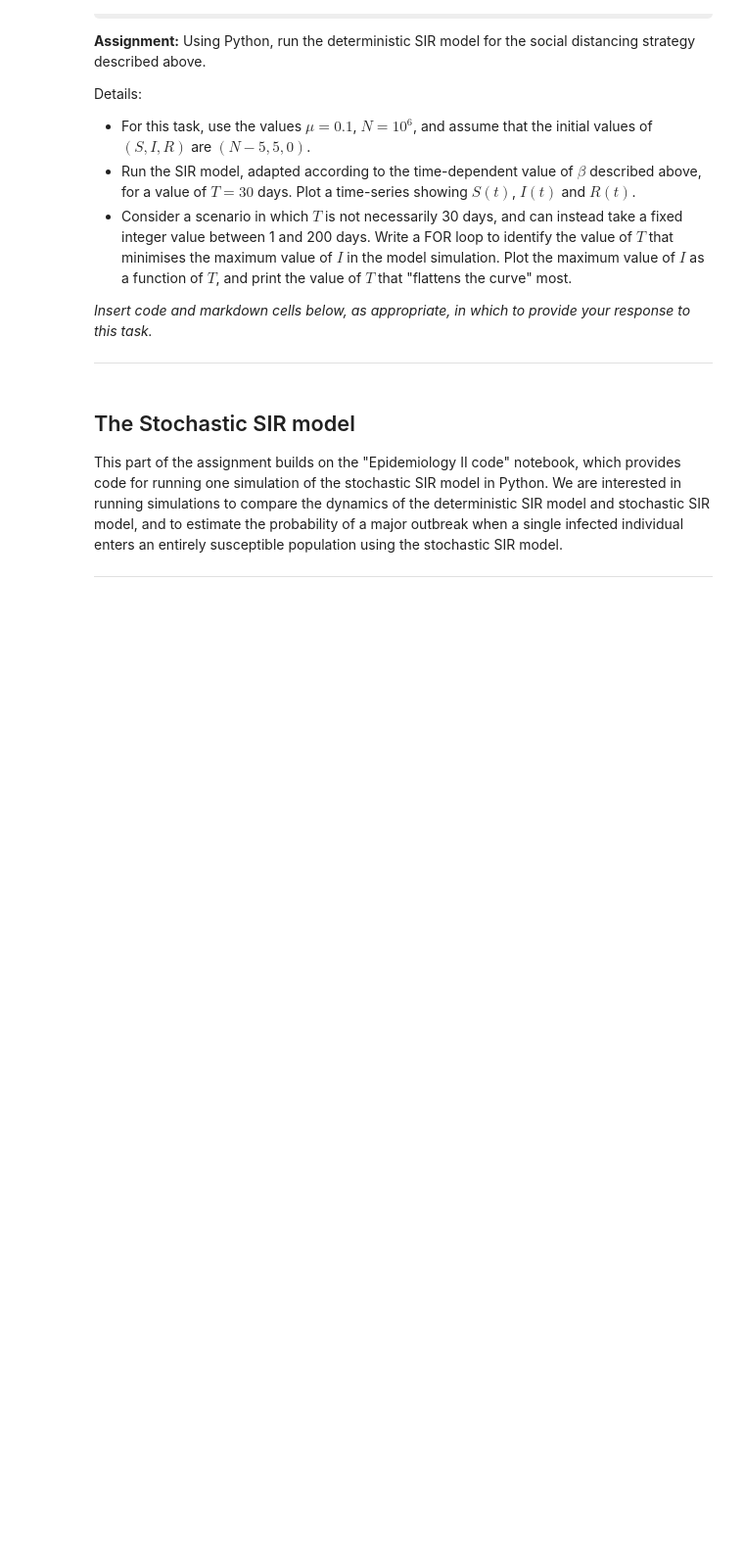
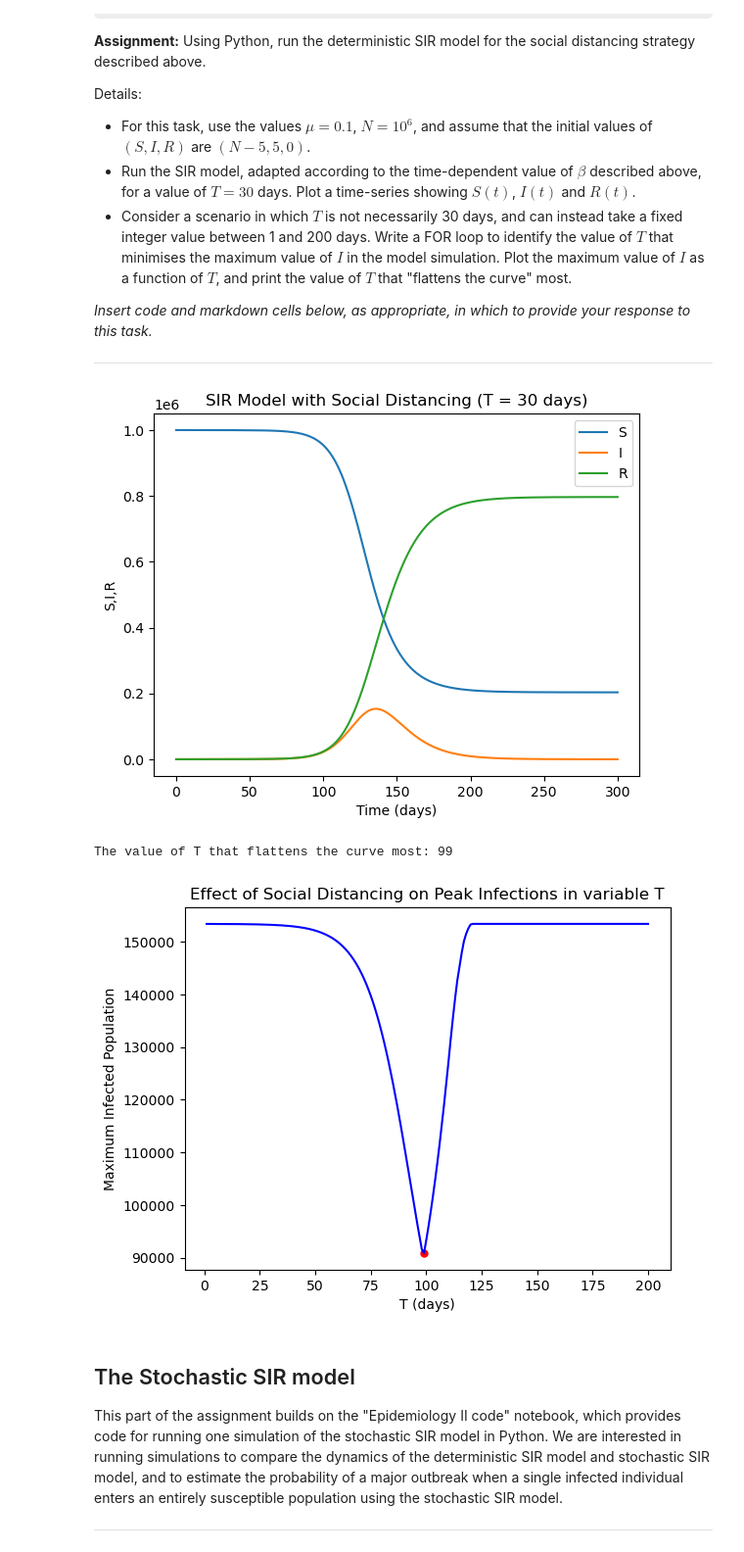
Before and after one commit to Mehchu/Epidemiology-project, a Jupyter notebook: Epidemiology_Project_Specification.ipynb, the cells around one changed output. Shown at 98% size. Saved outputs shown, nothing was run; the diff lists cells and outputs as text; code cells hidden in the pictures; some formulas as TeX source; blank space fills up the shorter version.

```diff
--- a/Epidemiology_Project_Specification.ipynb
+++ b/Epidemiology_Project_Specification.ipynb
@@ -54,22 +54,6 @@ import numpy as np
 import matplotlib.pyplot as plt
 from scipy.integrate import odeint
 from scipy.optimize import newton
-# %%
-# --- First define the RHS of ODE system --- #
-
-def SIR(y, t):
-    # returns RHS of the SIR model
-    S, I, R = y
-
-    beta = 2*(10**-5)
-    mu = 0.1
-
-    N = S + I + R
-    Sdot = -beta * S * I
-    Idot = beta * S * I - mu * I
-    Rdot = mu * I
-
-    return Sdot, Idot, Rdot
 # %%
 # --- Problem setup --- #
 
@@ -146,20 +144,9 @@ plt.title("I-beta dependence", fontsize = 16)
 maxIs = np.array([])
 
 for beta in betas:
-    def loop_SIR(y, t):
-        # returns RHS of the SIR model
-        S, I, R = y
-
-        mu = 0.1
-
-        Sdot = -beta * S * I
-        Idot = beta * S * I - mu * I
-        Rdot = mu * I
-
-        return Sdot, Idot, Rdot
 
     # Solve the ODE for the current beta
-    y_sol = odeint(loop_SIR, y0, t)
+    y_sol = odeint(SIR, y0, t)
 
     # Extract the I values from the solution
     I = y_sol[:,1]
@@ -291,10 +278,6 @@ Details:
 
 ---
 # %%
-import numpy as np
-import matplotlib.pyplot as plt
-from scipy.integrate import odeint
-
 mu = 0.1
 N = 10**6
 S0, I0, R0 = N - 5, 5, 0
@@ -311,7 +294,7 @@ def beta(t, T):
     else:
         return 2*(10**-7)
 
-def SIR(y, t, T):
+def SIR_varbeta(y, t, T):
     S, I, R = y
     beta_t = beta(t, T)
     Sdot = -beta_t * S * I
@@ -321,35 +304,39 @@ def SIR(y, t, T):
 
 # Run the model for T = 30
 T_fixed = 30
-y_sol = odeint(SIR, y0, t, args=(T_fixed,))
+y_sol = odeint(SIR_varbeta, y0, t, args=(T_fixed,))
 S, I, R = y_sol[:, 0], y_sol[:, 1], y_sol[:, 2]
 
 plt.plot(t, S, label="S")
 plt.plot(t, I, label="I")
 plt.plot(t, R, label="R")
 plt.xlabel("Time (days)")
 plt.ylabel("S,I,R")
 plt.title("SIR Model with Social Distancing (T = 30 days)")
 plt.legend()
 plt.show()
 
 # Find the value of T which minimize maximum value of I
 T_values = np.arange(1, 201)
 max_I_values = []
 
 for T in T_values:
-    y_sol = odeint(SIR, y0, t, args=(T,))
+    y_sol = odeint(SIR_varbeta, y0, t, args=(T,))
     max_I_values.append(max(y_sol[:, 1]))
 
 value_of_T = T_values[np.argmin(max_I_values)]
 print(f"The value of T that flattens the curve most: {value_of_T}")
 
 plt.plot(value_of_T, min(max_I_values), 'ro', markersize = 5)
 plt.plot(T_values, max_I_values,color='b')
 plt.xlabel("T (days)")
 plt.ylabel("Maximum Infected Population")
 plt.title("Effect of Social Distancing on Peak Infections in variable T")
 plt.show()
+# %% [output]
+[figure, added]
+The value of T that flattens the curve most: 99
+[figure, added]
 # %% [markdown]
 ## The Stochastic SIR model
 
```
Also changed, not shown: parts of 4 cells of this notebook.
